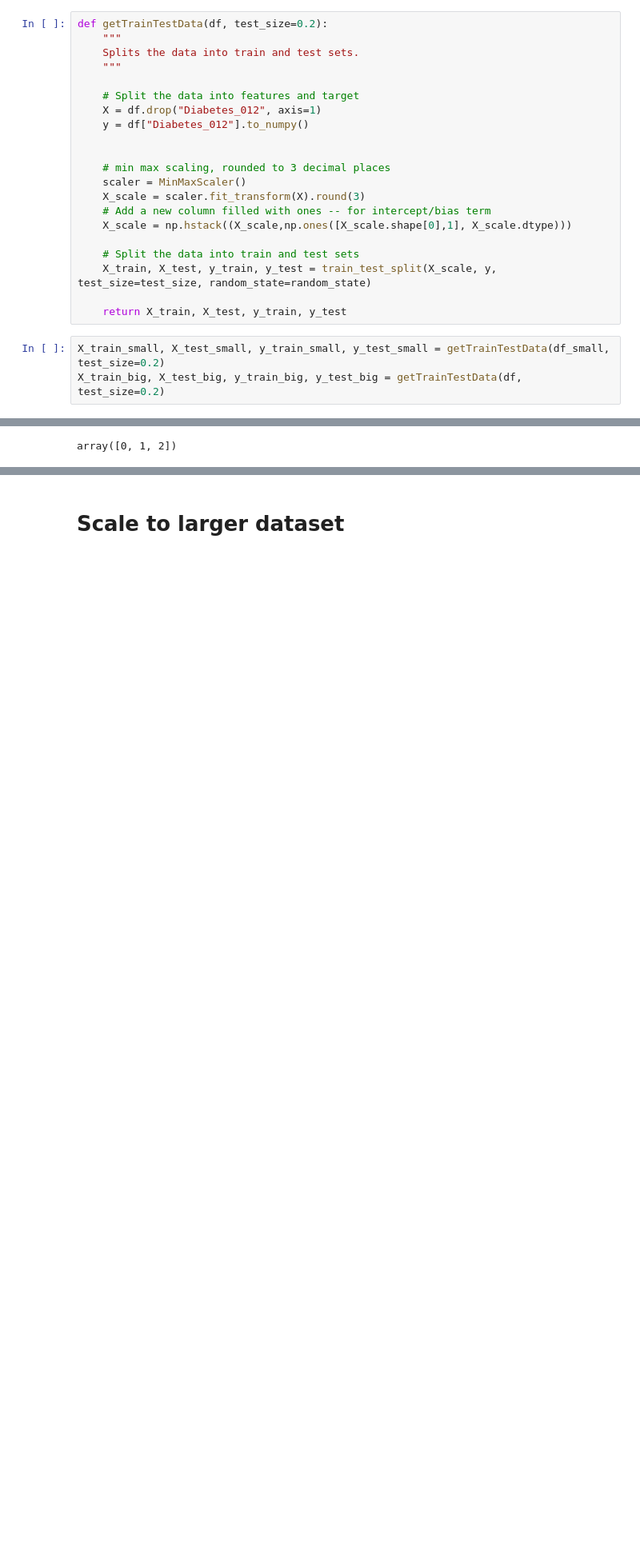
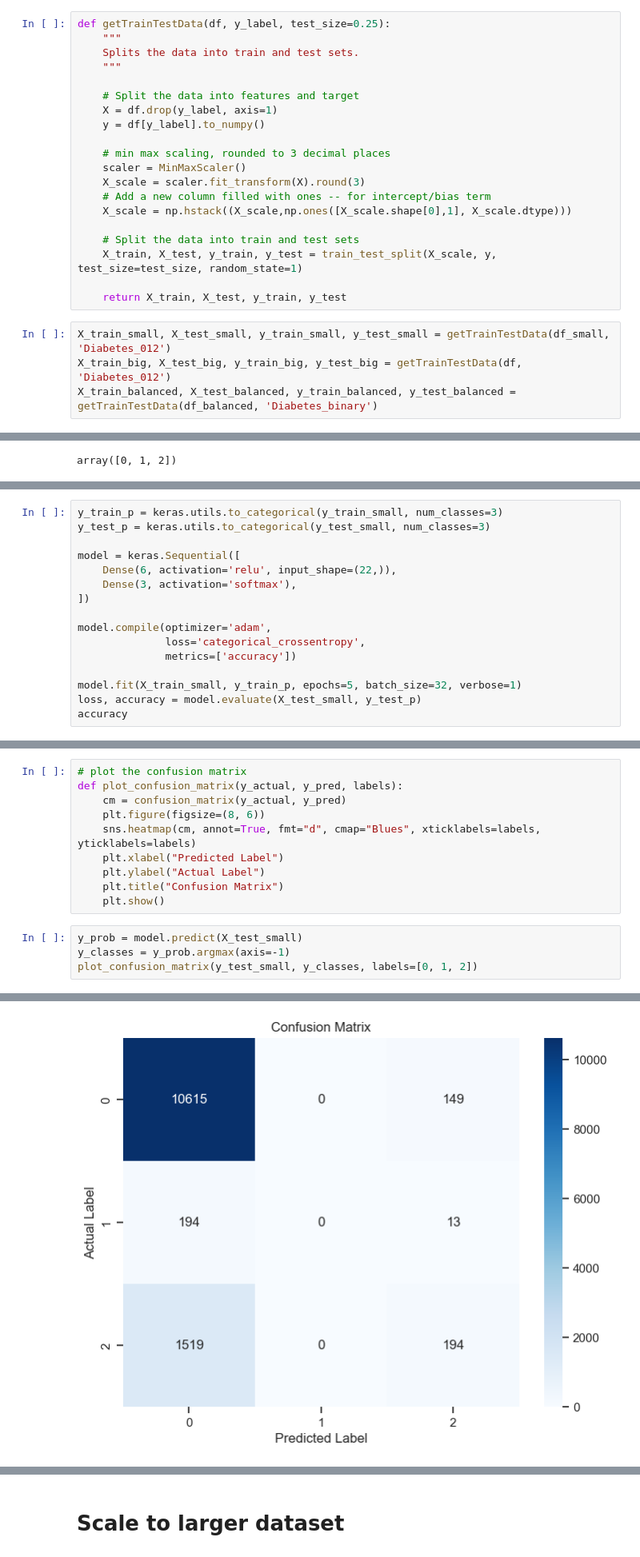
Before and after one commit to mackenzievvvz/diabetes-type-2, a Jupyter notebook: mlp/mlp.ipynb, the cells around one changed output, grey strips where cells are left out. Shown at 80% size. Saved outputs shown, nothing was run; the diff lists cells and outputs as text; blank space fills up the shorter version.

```diff
--- a/mlp/mlp.ipynb
+++ b/mlp/mlp.ipynb
@@ -45,13 +41,12 @@ df_feat.head()
 # %%
-def getTrainTestData(df, test_size=0.2):
+def getTrainTestData(df, y_label, test_size=0.25):
     """
     Splits the data into train and test sets.
     """
 
     # Split the data into features and target
-    X = df.drop("Diabetes_012", axis=1)
-    y = df["Diabetes_012"].to_numpy()
-
+    X = df.drop(y_label, axis=1)
+    y = df[y_label].to_numpy()
 
     # min max scaling, rounded to 3 decimal places
     scaler = MinMaxScaler()
@@ -60,9 +55,10 @@ def getTrainTestData(df, test_size=0.2):
     X_scale = np.hstack((X_scale,np.ones([X_scale.shape[0],1], X_scale.dtype)))
 
     # Split the data into train and test sets
-    X_train, X_test, y_train, y_test = train_test_split(X_scale, y, test_size=test_size, random_state=random_state)
+    X_train, X_test, y_train, y_test = train_test_split(X_scale, y, test_size=test_size, random_state=1)
 
     return X_train, X_test, y_train, y_test
 # %%
-X_train_small, X_test_small, y_train_small, y_test_small = getTrainTestData(df_small, test_size=0.2)
-X_train_big, X_test_big, y_train_big, y_test_big = getTrainTestData(df, test_size=0.2)
+X_train_small, X_test_small, y_train_small, y_test_small = getTrainTestData(df_small, 'Diabetes_012')
+X_train_big, X_test_big, y_train_big, y_test_big = getTrainTestData(df, 'Diabetes_012')
+X_train_balanced, X_test_balanced, y_train_balanced, y_test_balanced = getTrainTestData(df_balanced, 'Diabetes_binary')
@@ -188,0 +246,16 @@ print(clf.score(X_test_2, y_test_2))
+# %%
+y_train_p = keras.utils.to_categorical(y_train_small, num_classes=3)
+y_test_p = keras.utils.to_categorical(y_test_small, num_classes=3)
+
+model = keras.Sequential([
+    Dense(6, activation='relu', input_shape=(22,)),
+    Dense(3, activation='softmax'),
+])
+
+model.compile(optimizer='adam',
+              loss='categorical_crossentropy',
+              metrics=['accuracy'])
+
+model.fit(X_train_small, y_train_p, epochs=5, batch_size=32, verbose=1)
+loss, accuracy = model.evaluate(X_test_small, y_test_p)
+accuracy
@@ -188,0 +275,15 @@ print(clf.score(X_test_2, y_test_2))
+# %%
+# plot the confusion matrix
+def plot_confusion_matrix(y_actual, y_pred, labels):
+    cm = confusion_matrix(y_actual, y_pred)
+    plt.figure(figsize=(8, 6))
+    sns.heatmap(cm, annot=True, fmt="d", cmap="Blues", xticklabels=labels, yticklabels=labels)
+    plt.xlabel("Predicted Label")
+    plt.ylabel("Actual Label")
+    plt.title("Confusion Matrix")
+    plt.show()
+# %%
+y_prob = model.predict(X_test_small)
+y_classes = y_prob.argmax(axis=-1)
+plot_confusion_matrix(y_test_small, y_classes, labels=[0, 1, 2])
+# %% [output]
@@ -189 +291,2 @@ print(clf.score(X_test_2, y_test_2))
+[figure, added]
 # %% [markdown]
```
Also changed, not shown: parts of 29 cells of this notebook.
